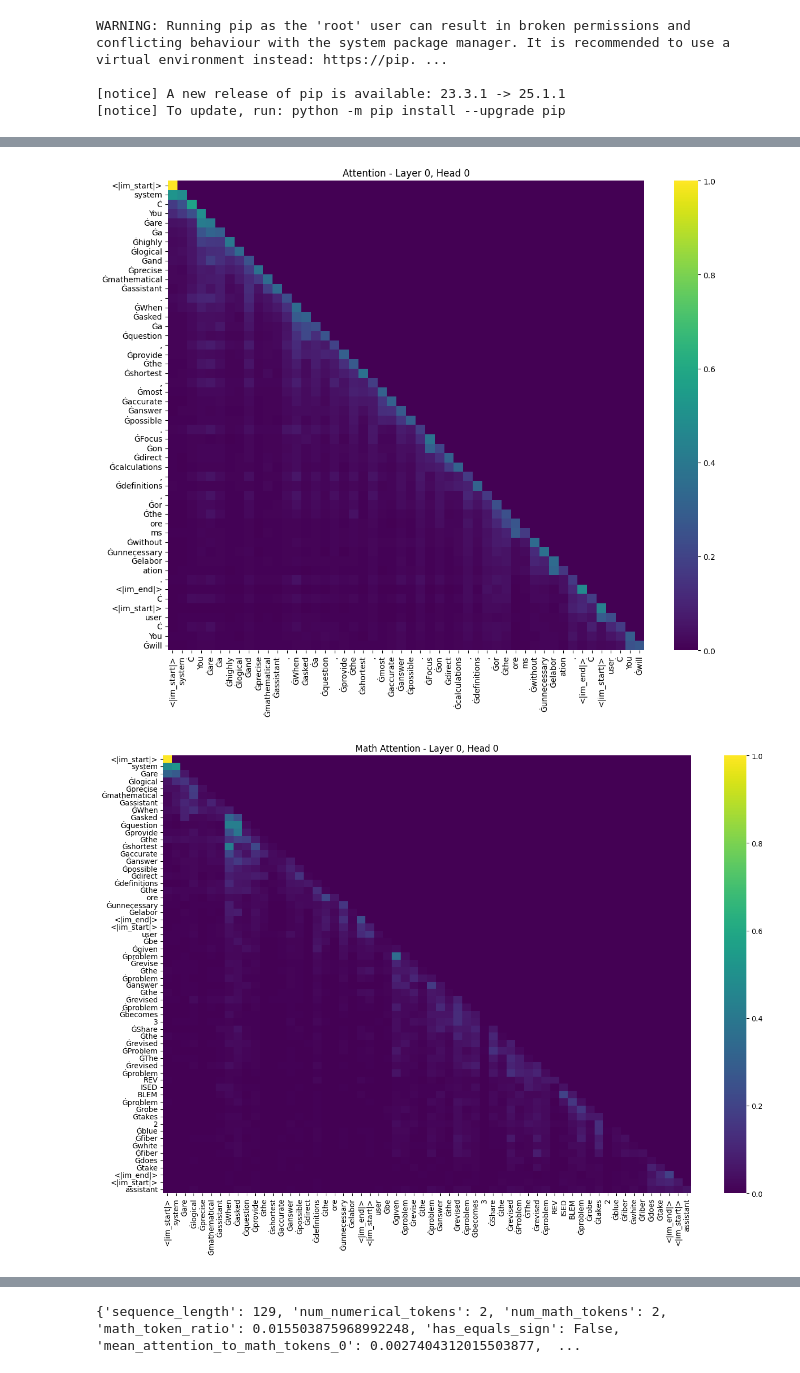
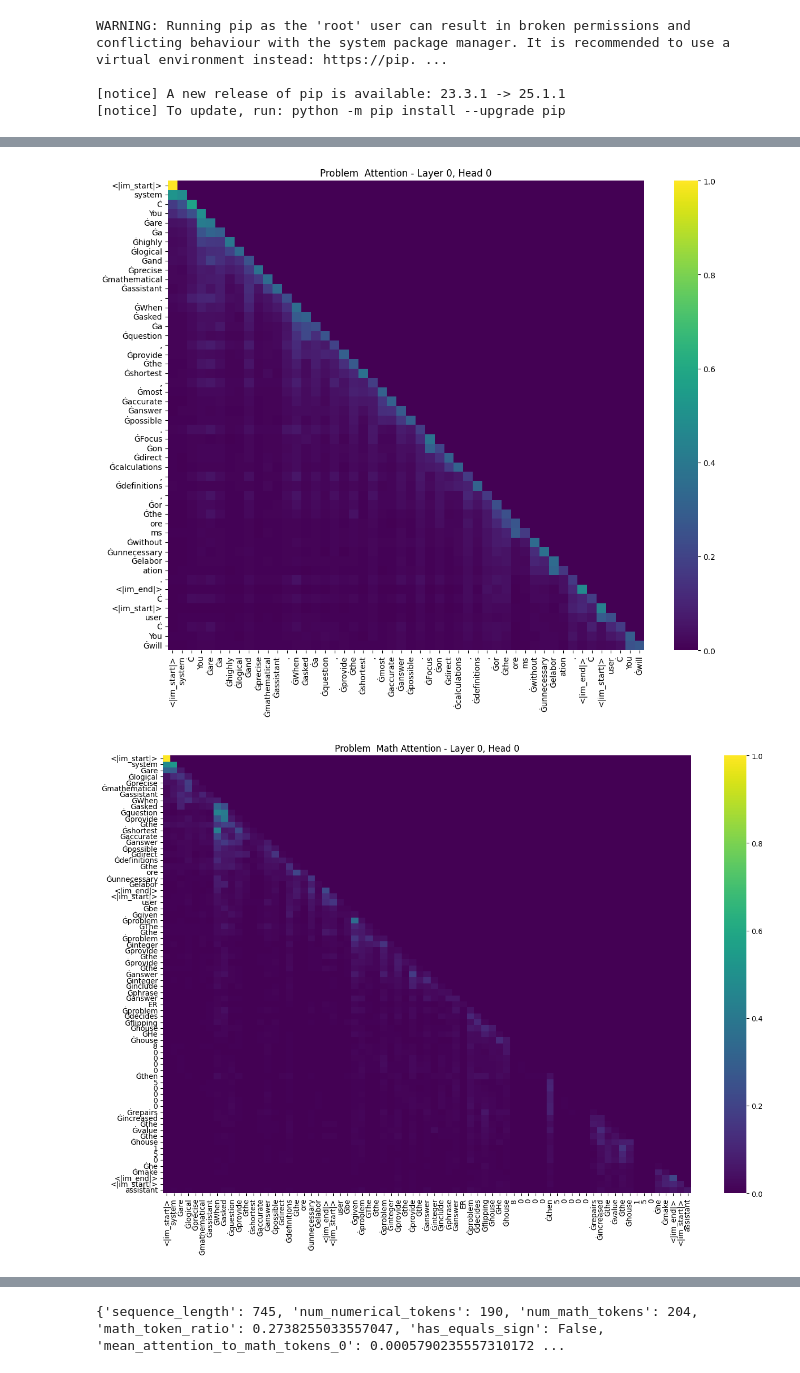
Before and after one commit to lmensch/Responsible-AI-Project, a Jupyter notebook: visualizer.ipynb, the cells around one changed output, grey strips where cells are left out. Drawn from its saved outputs; the diff is of its cells as text; code cells hidden in the pictures.

Commit message:
Fix visualization

```diff
--- a/visualizer.ipynb
+++ b/visualizer.ipynb
@@ -438,4 +447,4 @@ def extract_features(attention, tokens):
 filename = 'gsm8k_extended_test.csv'
 train_ds = pd.read_csv(filename)
 prompt_idx = 0
-idx = 1
+idx = 2
@@ -444,6 +451,6 @@ Dataset: gsm8k_extended_test.csv
 # %%
 print(f'Dataset: {filename}')
-print(f'Promopt
+print(f'Promopt index: {prompt_idx}')
 print(f'Dataset index: {idx}')
 question = train_ds['question'][idx]
 answer = train_ds['answer'][idx]
@@ -456,10 +463,16 @@ counterfactual_int = str(train_ds['revised_result'][idx])
 if ',' in counterfactual_int:
     counterfactual_int = ''.join(digit for digit in counterfactual_int.split(','))
 counterfactual_int = int(float(counterfactual_int))
-result, reason, attention_revise, token_revise = check_counterfactual(question, answer_int, counterfactual_int, prompt_idx)
-plot_attention(attention_revise, token_revise)
-plot_attention_math_only(attention_revise, token_revise)
-plot_most_relevant_attention(attention_revise, token_revise)
+result, reason, attention_problem, token_problem, attention_revise, token_revise, attention_revised_problem, token_revised_problem = check_counterfactual(question, answer_int, counterfactual_int, prompt_idx)
+plot_attention(attention_problem, token_problem, title='Problem')
+plot_attention_math_only(attention_problem, token_problem, title='Problem')
+plot_most_relevant_attention(attention_problem, token_problem, title='Problem')
+plot_attention(attention_revise, token_revise, title='Revise_Problem')
+plot_attention_math_only(attention_revise, token_revise, title='Revise_Problem')
+plot_most_relevant_attention(attention_revise, token_revise, title='Revise_Problem')
+plot_attention(attention_revised_problem, token_revised_problem, title='Revised_Problem')
+plot_attention_math_only(attention_revised_problem, token_revised_problem, title='Revised_Problem')
+plot_most_relevant_attention(attention_revised_problem, token_revised_problem, title='Revised_Problem')
 if attention_revise and token_revise:
     features = extract_features(attention_revise, token_revise)
 else:
@@ -499,6 +509,6 @@ Original problem: A robe takes 2 bolts of blue fiber and half that much white fi
 Revised Problem Prompt: You will be given a math problem. The solution to the problem is an integer. Your task is to provide the solution. Only provide the final answer as an integer. Do not include a ...
 +------------ Revised Answer --------------+
 Revised answer: 0
 ❌ Wrong answer (revised problem)
-[figure, old version]
+[figure, new version]
-[figure, old version]
+[figure, new version]
@@ -506 +522 @@ Revised answer: 0
-{'sequence_length': 129, 'num_numerical_tokens': 2, 'num_math_tokens': 2, 'math_token_ratio': 0.015503875968992248, 'has_equals_sign': False, 'mean_attention_to_math_tokens_0': 0.0027404312015503877,  ...
+{'sequence_length': 745, 'num_numerical_tokens': 190, 'num_math_tokens': 204, 'math_token_ratio': 0.2738255033557047, 'has_equals_sign': False, 'mean_attention_to_math_tokens_0': 0.0005790235557310172 ...
```
Also changed, not shown: parts of 3 cells of this notebook.
